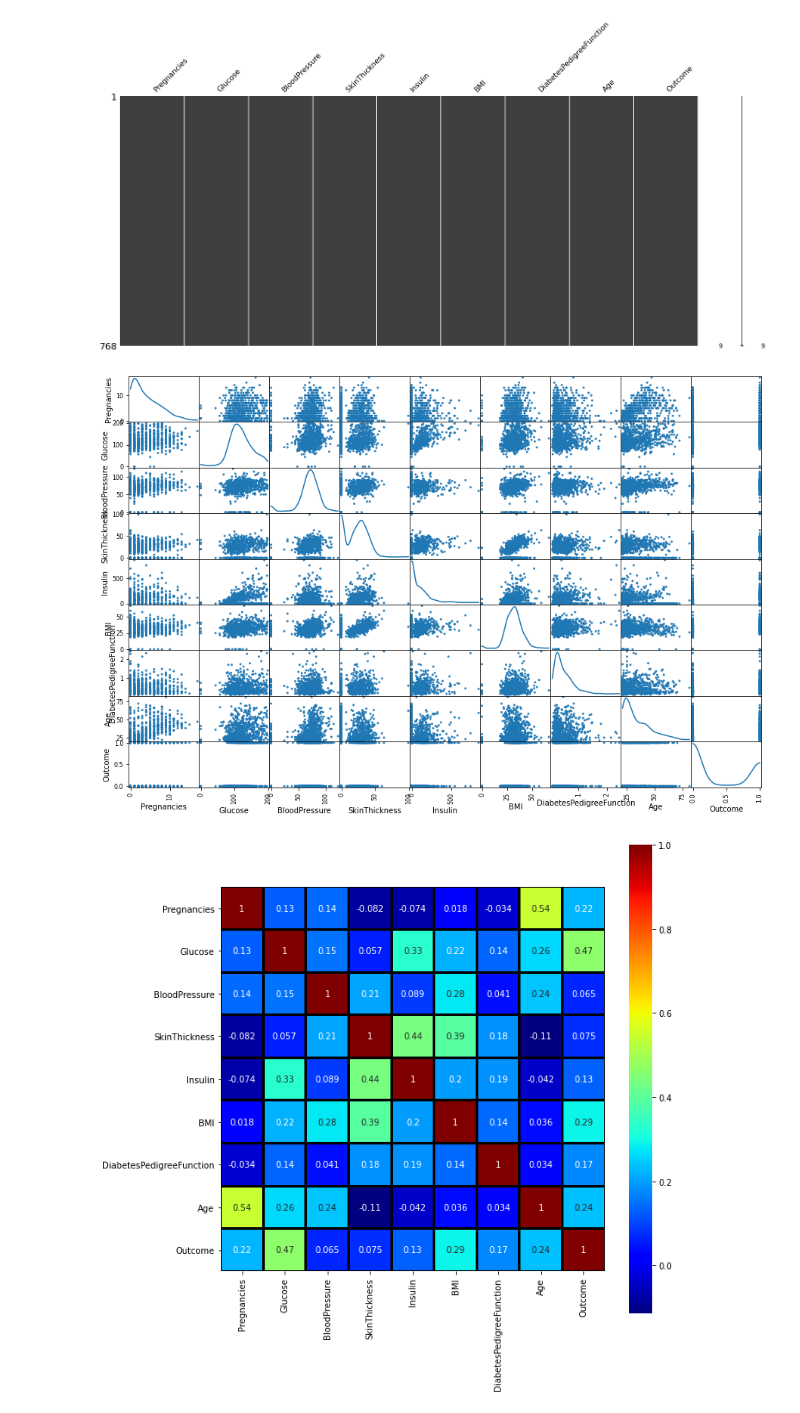
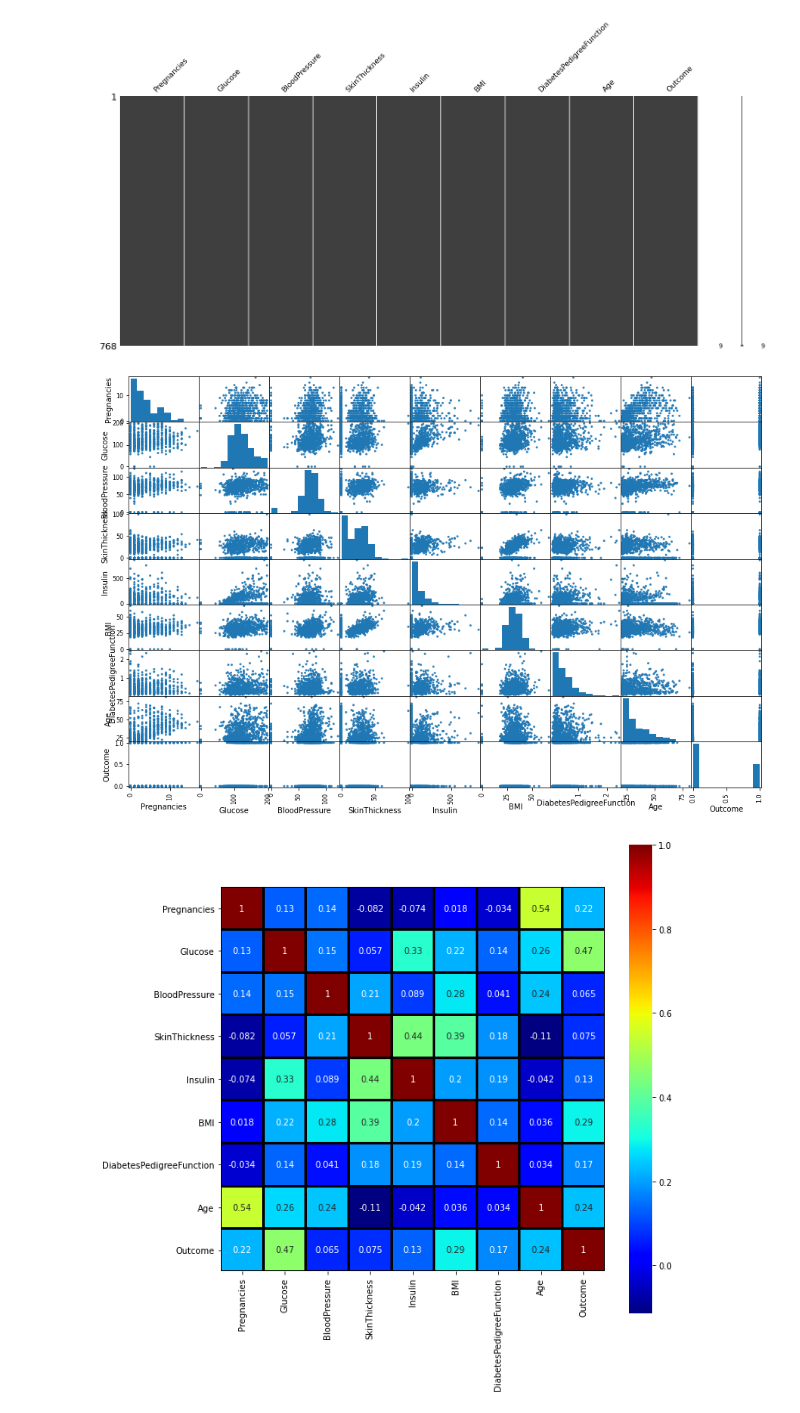
Before and after one commit to erinkhoo/hard-skill-learning-list-2019, a Jupyter notebook: Machine_Learning_Problems/XGBoost/XGBoost-Playground.ipynb, the cells around one changed output. Cells and saved outputs as stored; diff of their text form; code cells hidden in the pictures.

```diff
--- a/Machine_Learning_Problems/XGBoost/XGBoost-Playground.ipynb
+++ b/Machine_Learning_Problems/XGBoost/XGBoost-Playground.ipynb
@@ -81,10 +84,10 @@ plt.show()
 [figure]
 # %%
 # scatterplot matrix on numerical features
-scatter_matrix(dataset, figsize=(15,10), alpha=.9, diagonal='kde')
+scatter_matrix(dataset, figsize=(15,10), alpha=.9, diagonal='hist')
 plt.show()
 # %% [output]
-[figure, old version]
+[figure, new version]
 # %%
 # correlation review
 corr_matrix_dataset = dataset.corr()
```
Also changed, not shown: parts of 26 cells of this notebook, 9 other files.
